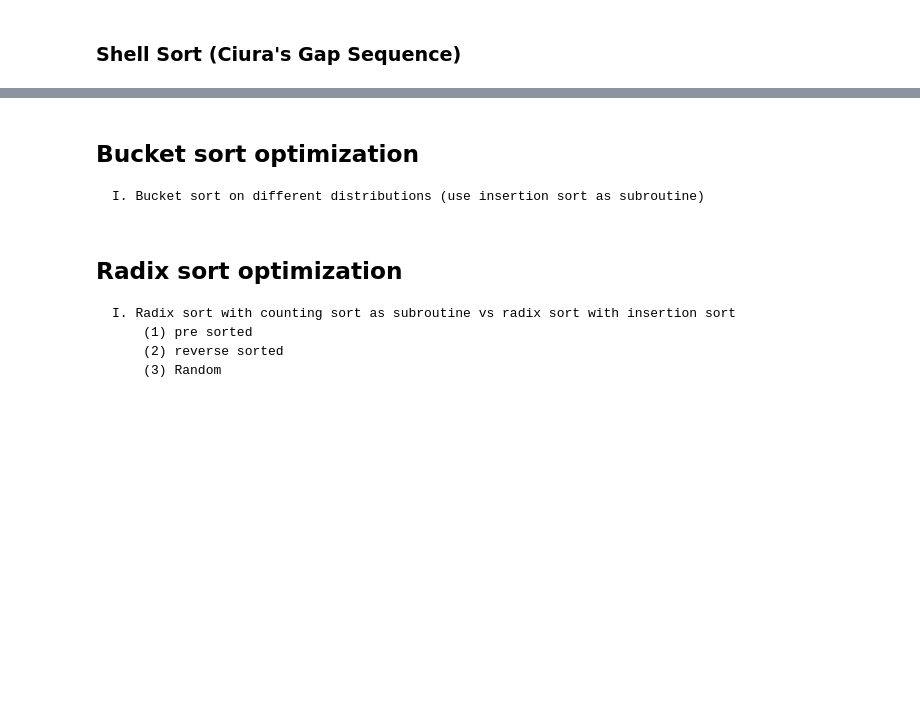
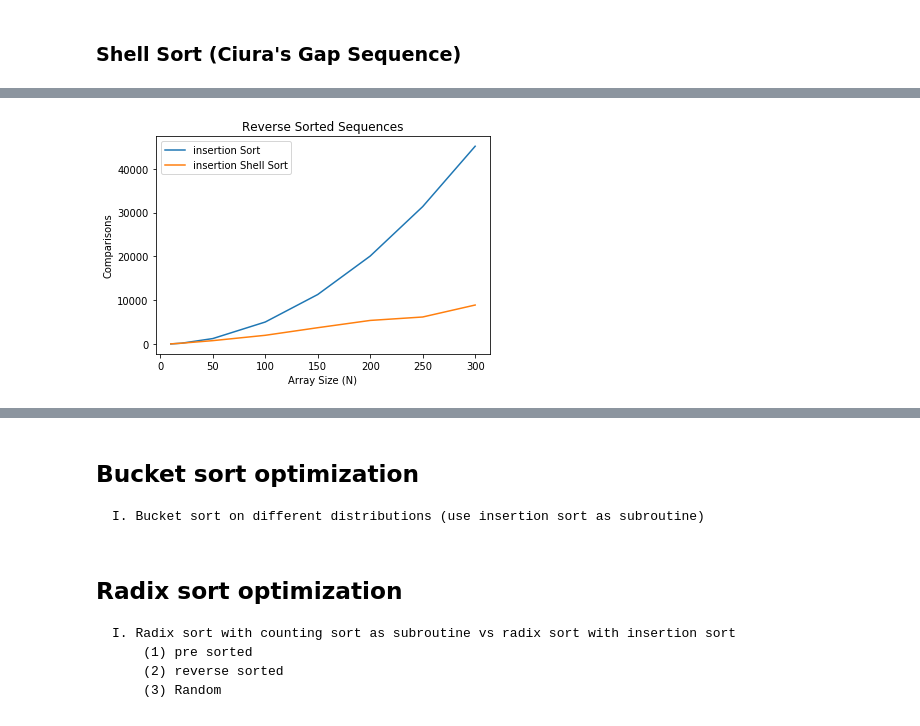
Before and after one commit to Sedce/CMSC-142-MP, a Jupyter notebook: CMSC-142.ipynb, the cells around one changed output, grey strips where cells are left out. Saved outputs shown, nothing was run; the diff lists cells and outputs as text; code cells hidden in the pictures; blank space fills up the shorter version.

Commit message:
shell sort optimization chart 1

```diff
--- a/CMSC-142.ipynb
+++ b/CMSC-142.ipynb
@@ -43,12 +43,13 @@ average_case1 = [5,4,9,10,8,6,2,1,3,7];
 selection_ = [10,48,29,47,15,3,41,11,19,4,27,27,23]
 sample = [4,9,3,2,7]
 def insertion_sort(data, gap):
-    count = 0
+    #count = 0
     swaps = 0;
+    #totalswaps = 0;
     totalcomp = 0;
     for index in range(gap, len(data)):
         count = 0;
-        swaps = 0;
+        #swaps = 0;
         while 0 < index and data[index] < data[index - gap]:
             count += 1
             data[index], data[
@@ -57,14 +58,18 @@ def insertion_sort(data, gap):
             index -= gap
         count += 1;
         totalcomp += count;
-        print (swaps , count , data)
+        #totalswaps += swaps;
+        #print ('Swaps: ', swaps)
 
-    #print ("------------- ", totalcomp)
+    #print ("Total Comp: ", totalcomp)
     #return totalcomp, swaps, data
-    return data
+    #print('Total Swaps -->', totalswaps)
+    return totalcomp, swaps, data
 
 
-insertion_sort(sample, 1)
+result = insertion_sort(worst_case1, 1)
+print (result[0])
+#insertion_sort(sample, 1)
 #print("Average Case: %s %s %s" % insertion_sort(average_case1))
 #print("Best Case: %s %s %s" % insertion_sort(best_case1))
 #print("Worst Case:  %s %s %s" % insertion_sort(worst_case1))
@@ -179,0 +352,67 @@ plt.show()
+# %%
+import matplotlib.pyplot as plt
+
+
+def OptimizingInsertionSort():
+
+    #Insertion Sort --> Worst Case
+    worst_case = test_set_worst_case()
+    ins_sort = []
+    x_Values = []
+    for array in worst_case:
+        result = insertion_sort(array,1)
+        ins_sort.append(result[0])
+        x_Values.append(len(array))
+
+    plt.plot(x_Values, ins_sort)
+
+    #Shell Insertion Sort --> Worst Case
+    worst_case = test_set_worst_case()
+    shell_sort = []
+    for array in worst_case:
+        result = shell_sort_v2(array)
+        shell_sort.append(result[0])
+
+    plt.plot(x_Values, shell_sort)
+
+    #Show worst case line chart
+    plt.title('Reverse Sorted Sequences')
+    plt.xlabel('Array Size (N)')
+    plt.ylabel('Comparisons')
+
+    plt.legend(['insertion Sort','insertion Shell Sort'], loc='upper left')
+    plt.show()
+
+    ###### B E S T  C A S E #####
+    #Insertion Sort --> Best Case
+    best_case = test_set_best_case()
+    ins_sort = []
+    x_Values = []
+    for array in best_case:
+        result = insertion_sort(array,1)
+        ins_sort.append(result[0])
+        x_Values.append(len(array))
+
+    plt.plot(x_Values, ins_sort)
+
+    #Shell Insertion Sort --> Best Case
+    best_case = test_set_best_case()
+    shell_sort = []
+    for array in best_case:
+        result = shell_sort_v2(array)
+        shell_sort.append(result[0])
+
+    plt.plot(x_Values, shell_sort)
+
+    #Show best case line chart
+    plt.title('Pre-Sorted Sequences')
+    plt.xlabel('Array Size (N)')
+    plt.ylabel('Comparisons')
+
+    plt.legend(['insertion Sort','insertion Shell Sort'], loc='upper left')
+    plt.show()
+
+
+OptimizingInsertionSort()
+# %% [output]
+[figure, added]
```
Also changed, not shown: parts of 13 cells of this notebook.
